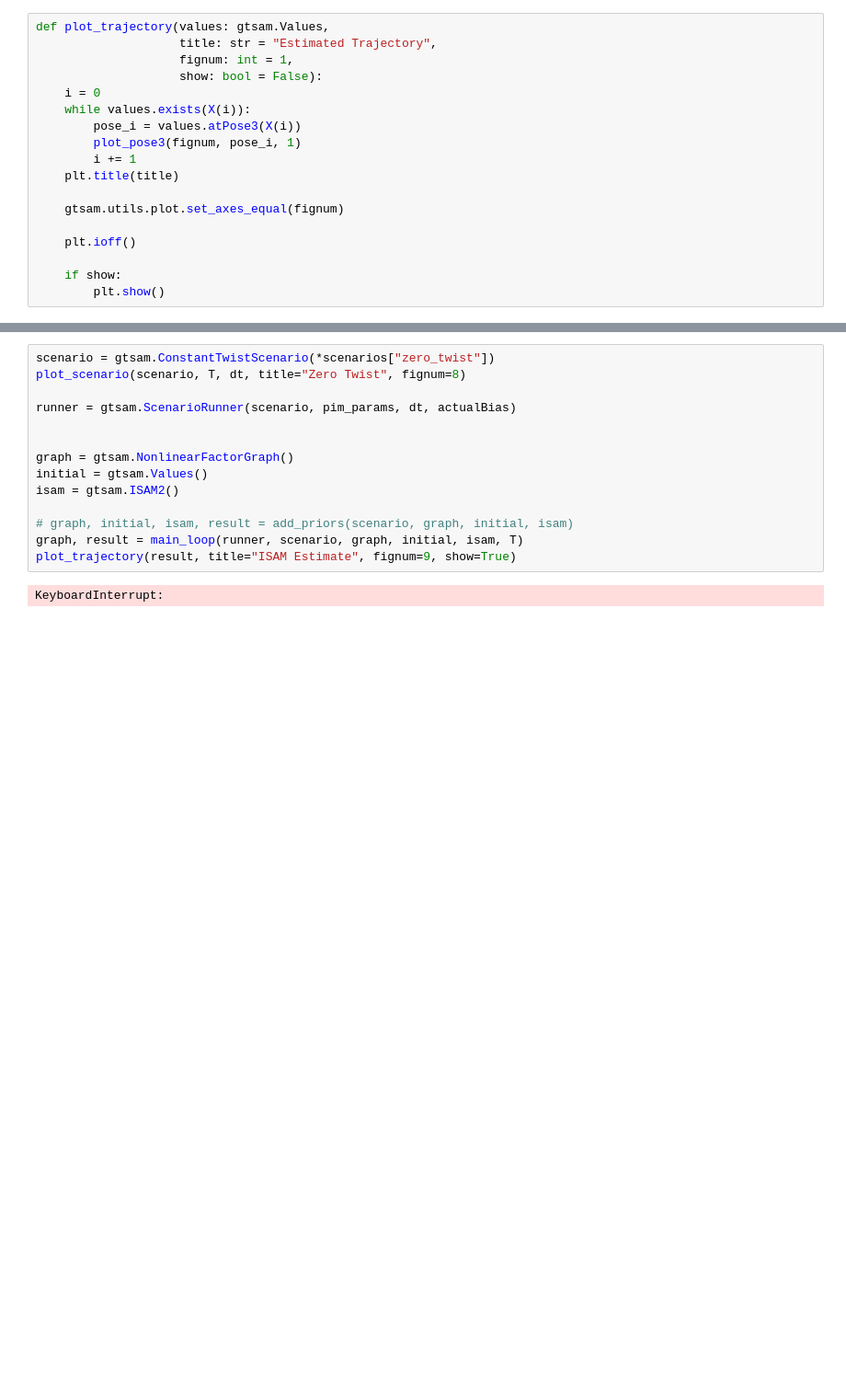
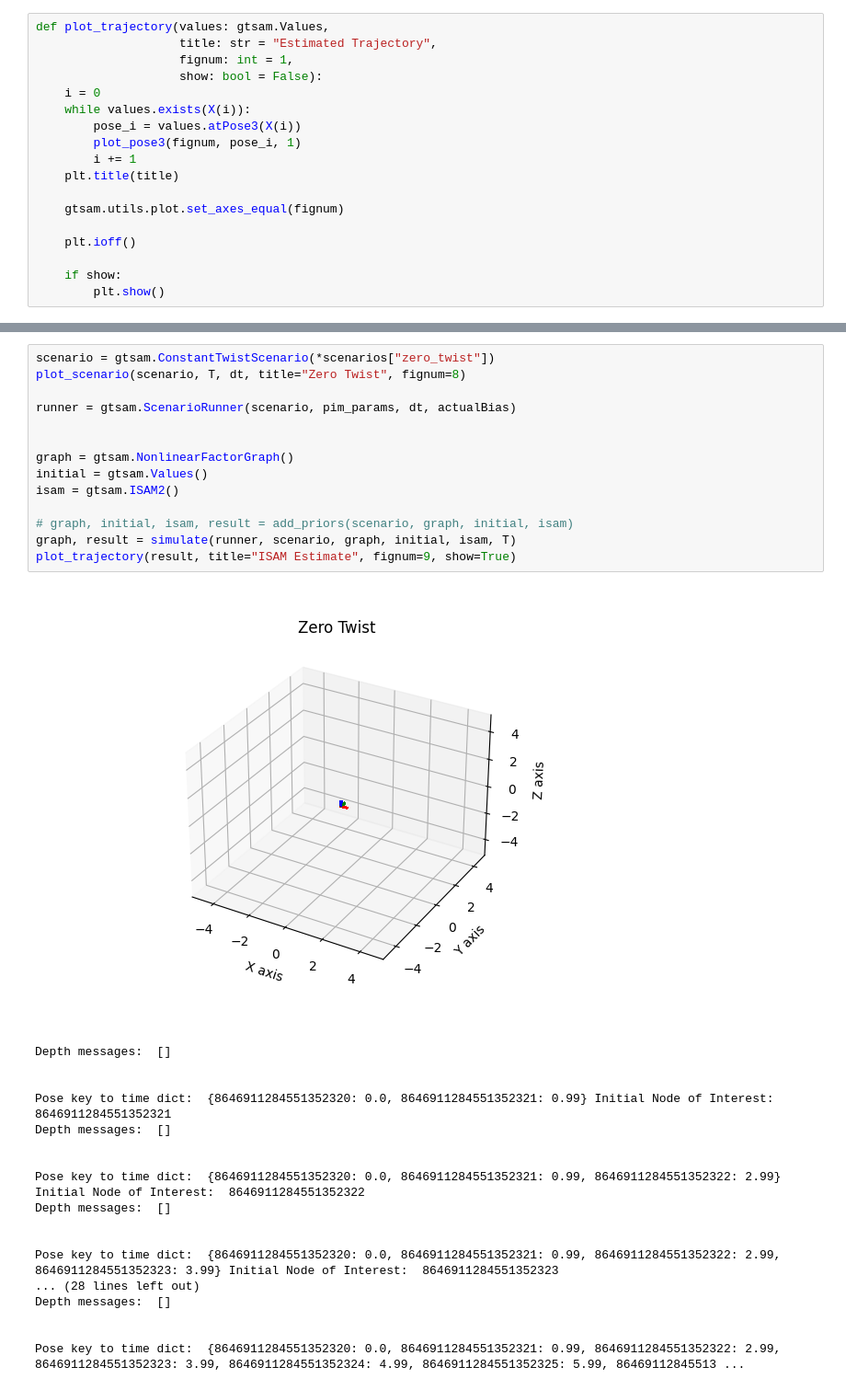
Before and after one commit to bja1701/pre_integration_examples, a Jupyter notebook: time_sync_isam_predict_with_unaries.ipynb, the cells around one changed output, grey strips where cells are left out. Shown at 92% size. Drawn from its saved outputs; the diff is of its cells as text; blank space fills up the shorter version.

```diff
--- a/time_sync_isam_predict_with_unaries.ipynb
+++ b/time_sync_isam_predict_with_unaries.ipynb
@@ -333,16 +442,33 @@ plot_trajectory(result, title="ISAM Estimate", fignum=7, show=True)
 # %%
 scenario = gtsam.ConstantTwistScenario(*scenarios["zero_twist"])
 plot_scenario(scenario, T, dt, title="Zero Twist", fignum=8)
 
 runner = gtsam.ScenarioRunner(scenario, pim_params, dt, actualBias)
 
 
 graph = gtsam.NonlinearFactorGraph()
 initial = gtsam.Values()
 isam = gtsam.ISAM2()
 
 # graph, initial, isam, result = add_priors(scenario, graph, initial, isam)
-graph, result = main_loop(runner, scenario, graph, initial, isam, T)
+graph, result = simulate(runner, scenario, graph, initial, isam, T)
 plot_trajectory(result, title="ISAM Estimate", fignum=9, show=True)
 # %% [output]
+[figure, added]
-KeyboardInterrupt:
+Depth messages:  []
+
+
+Pose key to time dict:  {8646911284551352320: 0.0, 8646911284551352321: 0.99} Initial Node of Interest:  8646911284551352321
+Depth messages:  []
+
+
+Pose key to time dict:  {8646911284551352320: 0.0, 8646911284551352321: 0.99, 8646911284551352322: 2.99} Initial Node of Interest:  8646911284551352322
+Depth messages:  []
+
+
+Pose key to time dict:  {8646911284551352320: 0.0, 8646911284551352321: 0.99, 8646911284551352322: 2.99, 8646911284551352323: 3.99} Initial Node of Interest:  8646911284551352323
+... (28 lines left out)
+Depth messages:  []
+
+
+Pose key to time dict:  {8646911284551352320: 0.0, 8646911284551352321: 0.99, 8646911284551352322: 2.99, 8646911284551352323: 3.99, 8646911284551352324: 4.99, 8646911284551352325: 5.99, 86469112845513 ...
```
Also changed, not shown: parts of 9 cells of this notebook, 2 other files.
